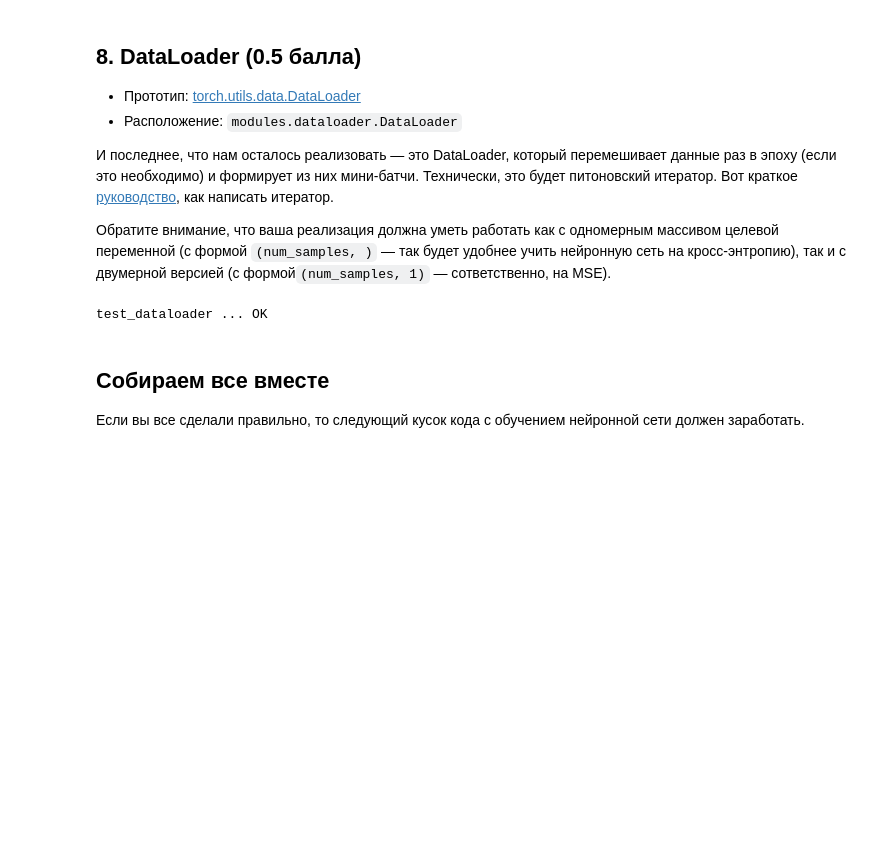
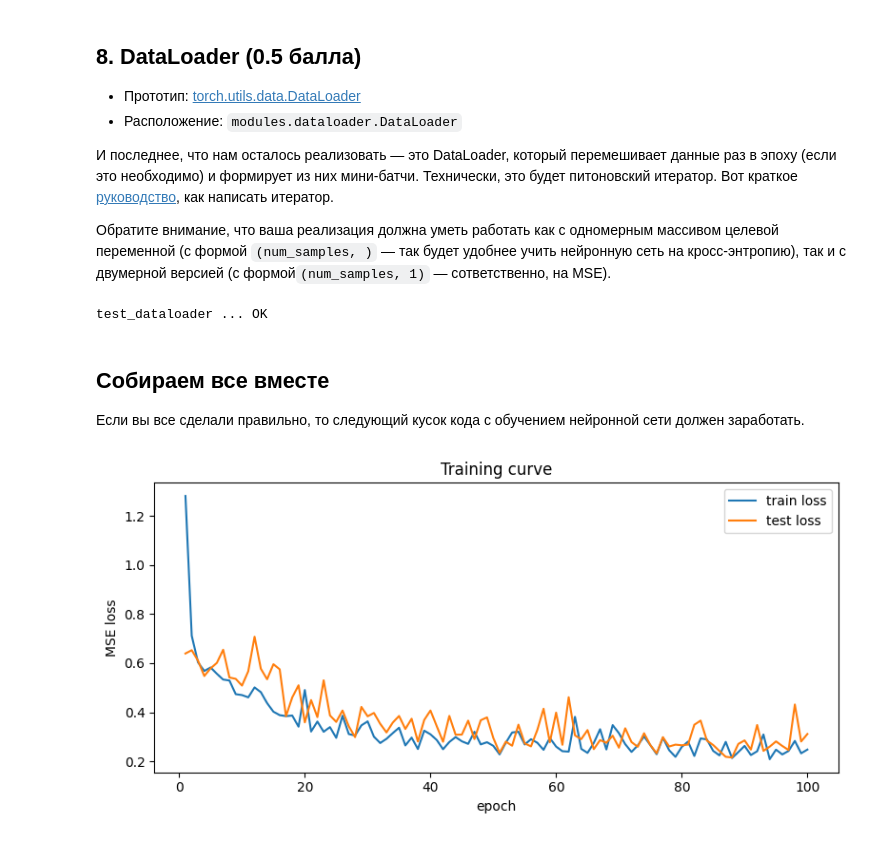
Before and after one commit to mariklolik/dl-course-ai, a Jupyter notebook: homeworks/Checkpoint_2/Hard_Backprop/HW_Backprop.ipynb, the cells around one changed output. Cells and saved outputs as stored; diff of their text form; code cells hidden in the pictures; blank space fills up the shorter version.

Commit message:
Add training curve plot to HW_Backprop (Kashirskii Mark)

```diff
--- a/homeworks/Checkpoint_2/Hard_Backprop/HW_Backprop.ipynb
+++ b/homeworks/Checkpoint_2/Hard_Backprop/HW_Backprop.ipynb
@@ -328,6 +328,7 @@ model = mm.Sequential(
 optimizer = mm.Adam(model, lr=1e-2)
 criterion = mm.MSELoss()
 # %%
+train_losses, test_losses = [], []
 num_epochs = 100
 pbar = tqdm(range(1, num_epochs + 1))
 
@@ -352,4 +353,20 @@ for epoch in pbar:
 
     train_loss /= train_loader.num_samples()
     test_loss /= test_loader.num_samples()
+    train_losses.append(train_loss)
+    test_losses.append(test_loss)
     pbar.set_postfix({"train loss": train_loss, "test loss": test_loss})
+# %%
+import matplotlib.pyplot as plt
+
+plt.figure(figsize=(8, 4))
+plt.plot(range(1, num_epochs + 1), train_losses, label='train loss')
+plt.plot(range(1, num_epochs + 1), test_losses, label='test loss')
+plt.xlabel('epoch')
+plt.ylabel('MSE loss')
+plt.title('Training curve')
+plt.legend()
+plt.tight_layout()
+plt.show()
+# %% [output]
+[figure, added]
```
